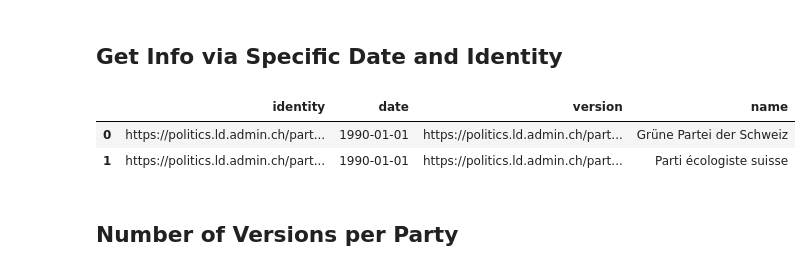
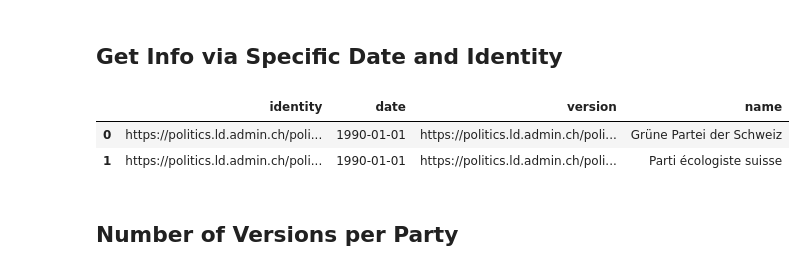
Before and after one commit to swiss/fch-political-party-pipeline, a Jupyter notebook: notebooks/3_queries.ipynb, the cells around one changed output. Saved outputs shown, nothing was run; the diff lists cells and outputs as text; code cells hidden in the pictures.

```diff
--- a/notebooks/3_queries.ipynb
+++ b/notebooks/3_queries.ipynb
@@ -102,32 +102,32 @@ display(df)
 # %%
 query = """
 
 PREFIX vl: <https://version.link/>
 PREFIX xsd: <http://www.w3.org/2001/XMLSchema#>
 PREFIX schema: <http://schema.org/>
 
 SELECT ?identity ?date ?version ?name WHERE {
     BIND ("1990-01-01"^^xsd:date AS ?date)
-    BIND (<https://politics.ld.admin.ch/party-id/5> AS ?identity)
+    BIND (<https://politics.ld.admin.ch/political-party/5> AS ?identity)
     ?version vl:identity ?identity ;
         schema:name ?name ;
         schema:validFrom ?validFrom .
 
     OPTIONAL {
         ?version schema:validThrough ?validThrough .
     }
 
     FILTER (?validFrom <= ?date && (!bound(?validThrough) || ?validThrough >= ?date))
 }
 
 """
 
 df = sparql_to_df(g, query)
 display(df)
 # %% [output]
 |  | identity | date | version | name |
-| 0 | https://politics.ld.admin.ch/part... | 1990-01-01 | https://politics.ld.admin.ch/part... | Grüne Partei der Schweiz |
-| 1 | https://politics.ld.admin.ch/part... | 1990-01-01 | https://politics.ld.admin.ch/part... | Parti écologiste suisse |
+| 0 | https://politics.ld.admin.ch/poli... | 1990-01-01 | https://politics.ld.admin.ch/poli... | Grüne Partei der Schweiz |
+| 1 | https://politics.ld.admin.ch/poli... | 1990-01-01 | https://politics.ld.admin.ch/poli... | Parti écologiste suisse |
 # %% [markdown]
 ## Number of Versions per Party
 # %%
```
Also changed, not shown: parts of 12 cells of this notebook, 4 other files.
